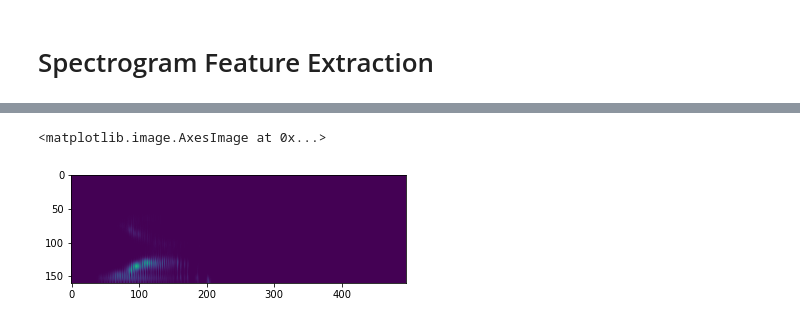
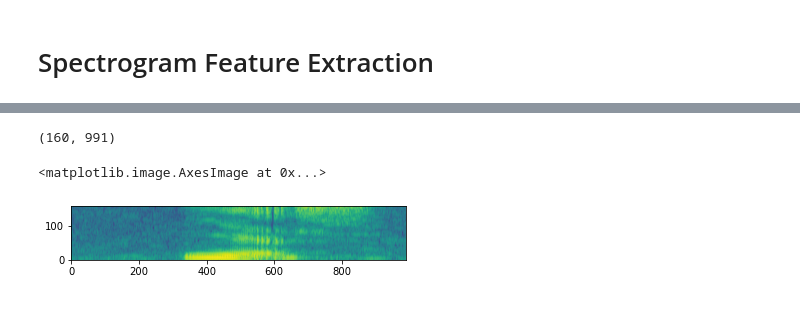
Before and after one commit to Calculasians/Praat, a Jupyter notebook: KeywordSpotting_PraatEndeavour.ipynb, the cells around one changed output, grey strips where cells are left out. Saved outputs shown, nothing was run; the diff lists cells and outputs as text; code cells hidden in the pictures.

```diff
--- a/KeywordSpotting_PraatEndeavour.ipynb
+++ b/KeywordSpotting_PraatEndeavour.ipynb
@@ -8,6 +8,9 @@ import matplotlib.pyplot as plt
 import pandas as pd
 # %%
 root_dir = Path(os.getcwd())
+# %%
+word = 'yes'
+sample = '0ba018fc_nohash_1.csv'
 # %% [markdown]
 # Formant Feature Extraction
 # %%
@@ -28,4 +40,4 @@ plt.show()
 # %% [markdown]
 # Spectrogram Feature Extraction
 # %%
-stdb = pd.read_csv(root_dir/'short_text_database'/'on'/'0d2bcf9d_nohash_0.csv')
+stdb = pd.read_csv(root_dir/'short_text_database'/word/sample)
@@ -34,2 +44,14 @@ stdb = stdb.rename(columns={'File type = "ooTextFile"': 'val'})
 # %%
-stdb.iloc[0:9]['val']
+stdb = stdb.rename(columns={'File type = "ooTextFile"': 'val'})
+nx = int(stdb.iloc[3]['val'])
+ny = int(stdb.iloc[8]['val'])
+
+new_spectrogram = np.array([[0]*ny]*nx, dtype='float')
+linecount = 11
+for y in range(ny):
+    for x in range(nx):
+        new_spectrogram[x][y] = float(stdb.iloc[linecount]['val'])
+        linecount += 1
+
+new_spectrogram = new_spectrogram.T
+log_new_spectrogram = np.log(new_spectrogram)
@@ -65,5 +58,9 @@ for y in reversed(range(ny)):
+# %%
+new_spectrogram.shape
+# %% [output]
+(160, 991)
 # %%
-plt.imshow(new_spectrogram.T)
+plt.imshow(log_new_spectrogram, origin='lower')
 # %% [output]
 <matplotlib.image.AxesImage at 0x...>
-[figure, old version]
+[figure, new version]
```
Also changed, not shown: parts of 11 cells of this notebook, 1 other file.
